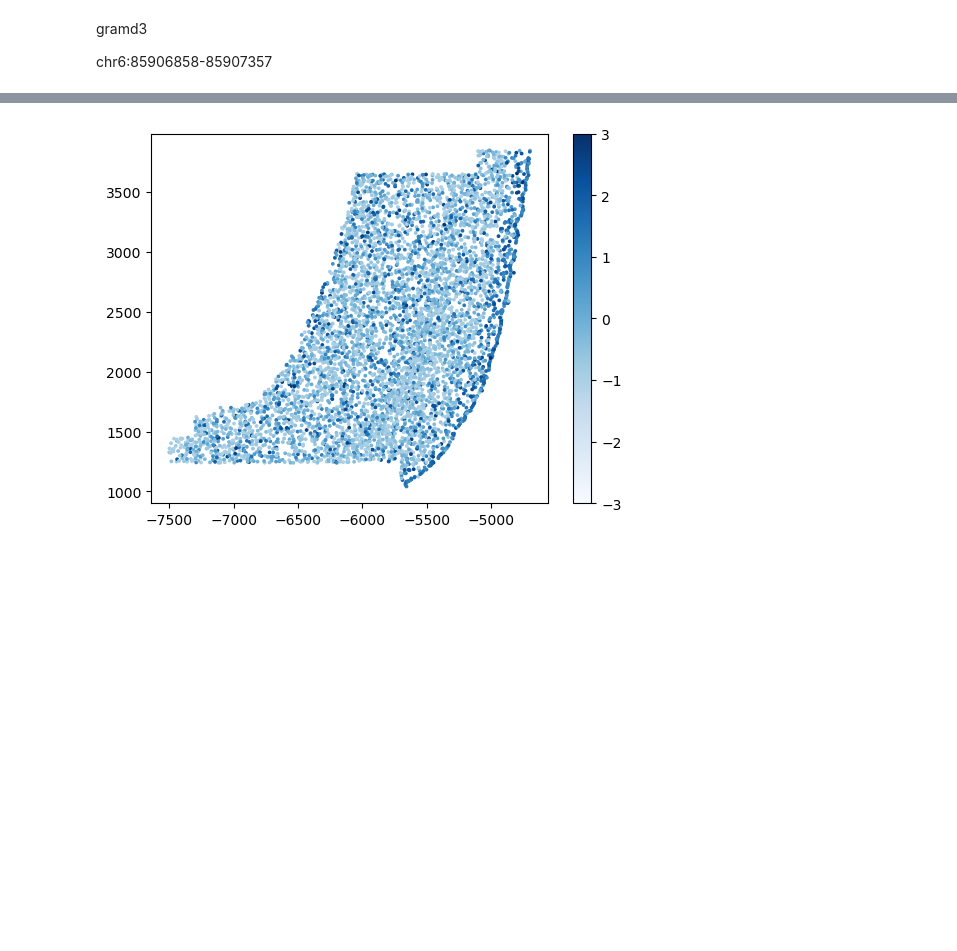
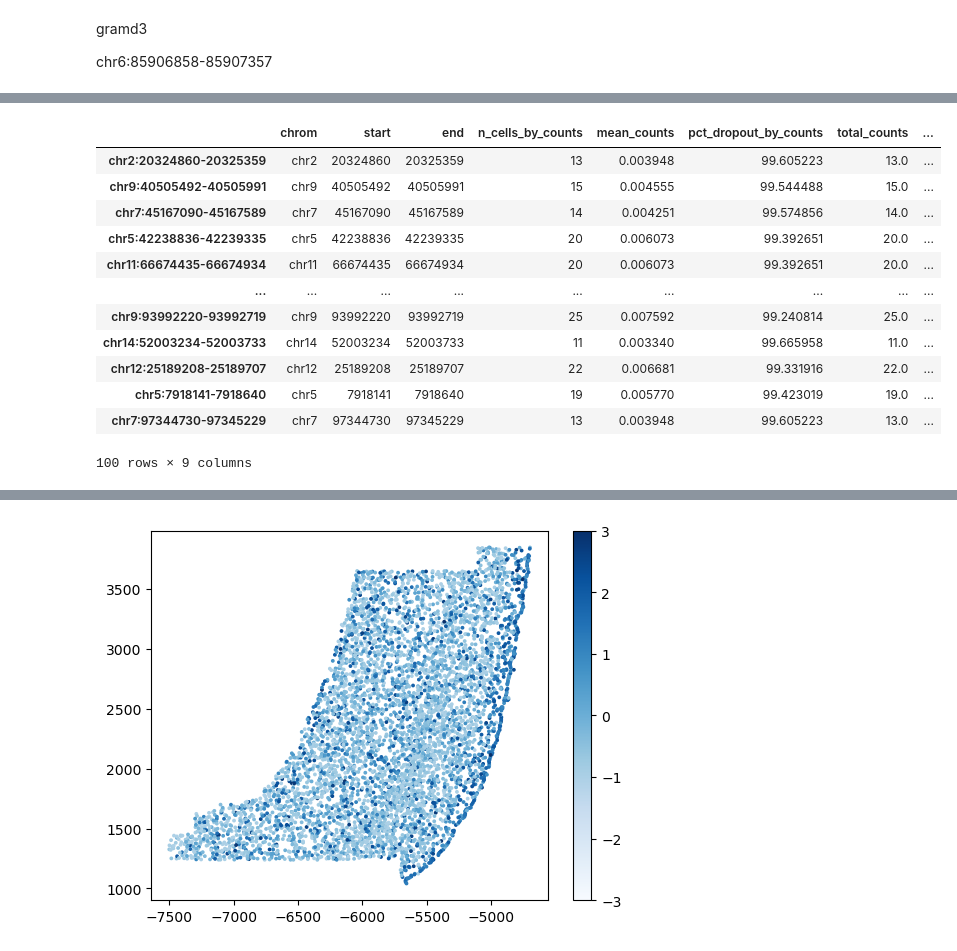
Before and after one commit to l-reich/spatial-chromatin-variability, a Jupyter notebook: src/Descart/Gene-peak_interaction_detection.ipynb, the cells around one changed output, grey strips where cells are left out. Drawn from its saved outputs; the diff is of its cells as text; code cells hidden in the pictures; blank space fills up the shorter version.

```diff
--- a/src/Descart/Gene-peak_interaction_detection.ipynb
+++ b/src/Descart/Gene-peak_interaction_detection.ipynb
@@ -397,0 +470,24 @@ chr6:85906858-85907357
+# %%
+tox_gene_name = "tox"
+tox_gene_idx = list(expr_2000.var_names).index(tox_gene_name)
+# %%
+tox_peak_scores = g_p_similarity[tox_gene_idx, :]
+# %%
+tox_peak_indices = np.argsort(tox_peak_scores)[::-1]  # descending order
+tox_peaks = tox_peak_indices[:100]  # get top 10 correlated peaks
+# %%
+atac_20000.var.iloc[tox_peaks]
+# %% [output]
+|  | chrom | start | end | n_cells_by_counts | mean_counts | pct_dropout_by_counts | total_counts | ... |
+| chr2:20324860-20325359 | chr2 | 20324860 | 20325359 | 13 | 0.003948 | 99.605223 | 13.0 | ... |
+| chr9:40505492-40505991 | chr9 | 40505492 | 40505991 | 15 | 0.004555 | 99.544488 | 15.0 | ... |
+| chr7:45167090-45167589 | chr7 | 45167090 | 45167589 | 14 | 0.004251 | 99.574856 | 14.0 | ... |
+| chr5:42238836-42239335 | chr5 | 42238836 | 42239335 | 20 | 0.006073 | 99.392651 | 20.0 | ... |
+| chr11:66674435-66674934 | chr11 | 66674435 | 66674934 | 20 | 0.006073 | 99.392651 | 20.0 | ... |
+| ... | ... | ... | ... | ... | ... | ... | ... | ... |
+| chr9:93992220-93992719 | chr9 | 93992220 | 93992719 | 25 | 0.007592 | 99.240814 | 25.0 | ... |
+| chr14:52003234-52003733 | chr14 | 52003234 | 52003733 | 11 | 0.003340 | 99.665958 | 11.0 | ... |
+| chr12:25189208-25189707 | chr12 | 25189208 | 25189707 | 22 | 0.006681 | 99.331916 | 22.0 | ... |
+| chr5:7918141-7918640 | chr5 | 7918141 | 7918640 | 19 | 0.005770 | 99.423019 | 19.0 | ... |
+| chr7:97344730-97345229 | chr7 | 97344730 | 97345229 | 13 | 0.003948 | 99.605223 | 13.0 | ... |
+100 rows × 9 columns
```
Also changed, not shown: parts of 28 cells of this notebook, 1 other file.
